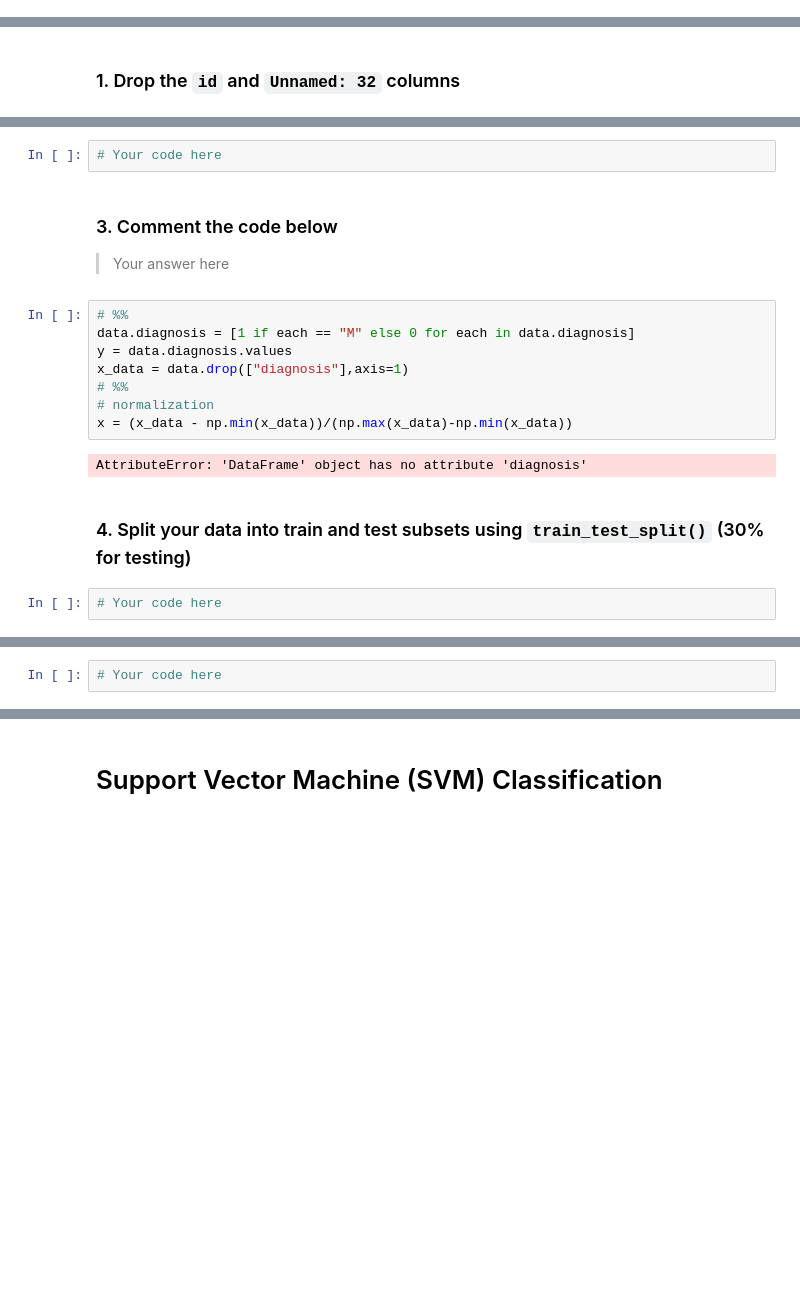
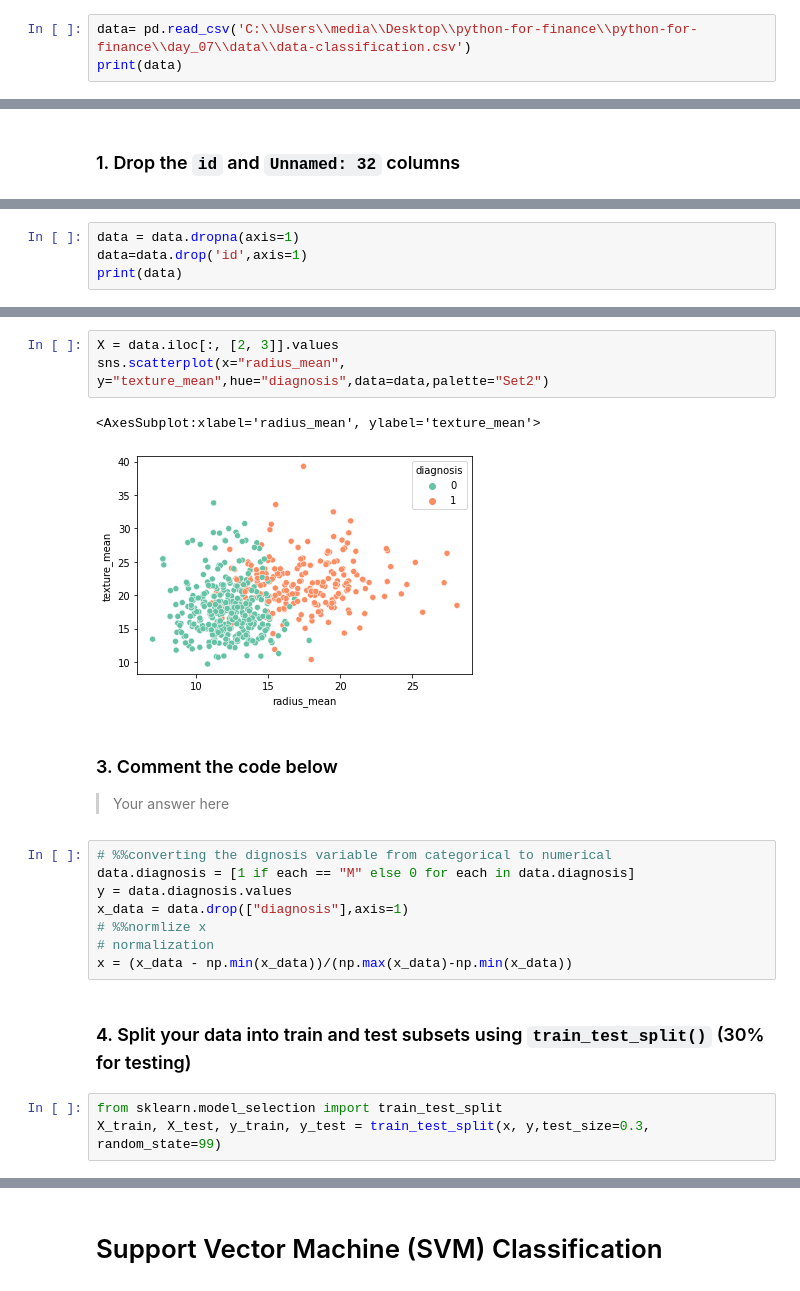
Before and after one commit to Safae-CHERKAOUI/python-for-finance, a Jupyter notebook: day_07/assignments/machine-learning-exercise.ipynb, the cells around one changed output, grey strips where cells are left out. Saved outputs shown, nothing was run; the diff lists cells and outputs as text; blank space fills up the shorter version.

````diff
--- a/day_07/assignments/machine-learning-exercise.ipynb
+++ b/day_07/assignments/machine-learning-exercise.ipynb
@@ -242,0 +258,3 @@ plt.show()
+# %%
+data= pd.read_csv('C:\\Users\\media\\Desktop\\python-for-finance\\python-for-finance\\day_07\\data\\data-classification.csv')
+print(data)
@@ -246,0 +281,4 @@ plt.show()
+# %%
+data = data.dropna(axis=1)
+data=data.drop('id',axis=1)
+print(data)
@@ -249,26 +305,29 @@ plt.show()
 
 - Expected output:
 ![radius](../data/radius.png)
-# %%
-# Your code here
+# %%
+X = data.iloc[:, [2, 3]].values
+sns.scatterplot(x="radius_mean", y="texture_mean",hue="diagnosis",data=data,palette="Set2")
+# %% [output]
+<AxesSubplot:xlabel='radius_mean', ylabel='texture_mean'>
+[figure, added]
 # %% [markdown]
 ### 3. Comment the code below
 
 > Your answer here
 # %%
-# %%
+# %%converting the dignosis variable from categorical to numerical
 data.diagnosis = [1 if each == "M" else 0 for each in data.diagnosis]
 y = data.diagnosis.values
 x_data = data.drop(["diagnosis"],axis=1)
-# %%
+# %%normlize x
 # normalization
 x = (x_data - np.min(x_data))/(np.max(x_data)-np.min(x_data))
-# %% [output]
-AttributeError: 'DataFrame' object has no attribute 'diagnosis'
 # %% [markdown]
 ### 4. Split your data into train and test subsets using `train_test_split()` (30% for testing)
-# %%
-# Your code here
+# %%
+from sklearn.model_selection import train_test_split
+X_train, X_test, y_train, y_test = train_test_split(x, y,test_size=0.3, random_state=99)
 # %% [markdown]
 ### 5. KNeighborsClassifier model
     a. Comment the code below
@@ -294,5 +353,3 @@ AttributeError: 'DataFrame' object has no attribute 'diagnosis'
 ```python
 >>>  3 nn score: 0.9649122807017544
 ```
-# %%
-# Your code here
````
Also changed, not shown: parts of 13 cells of this notebook.
